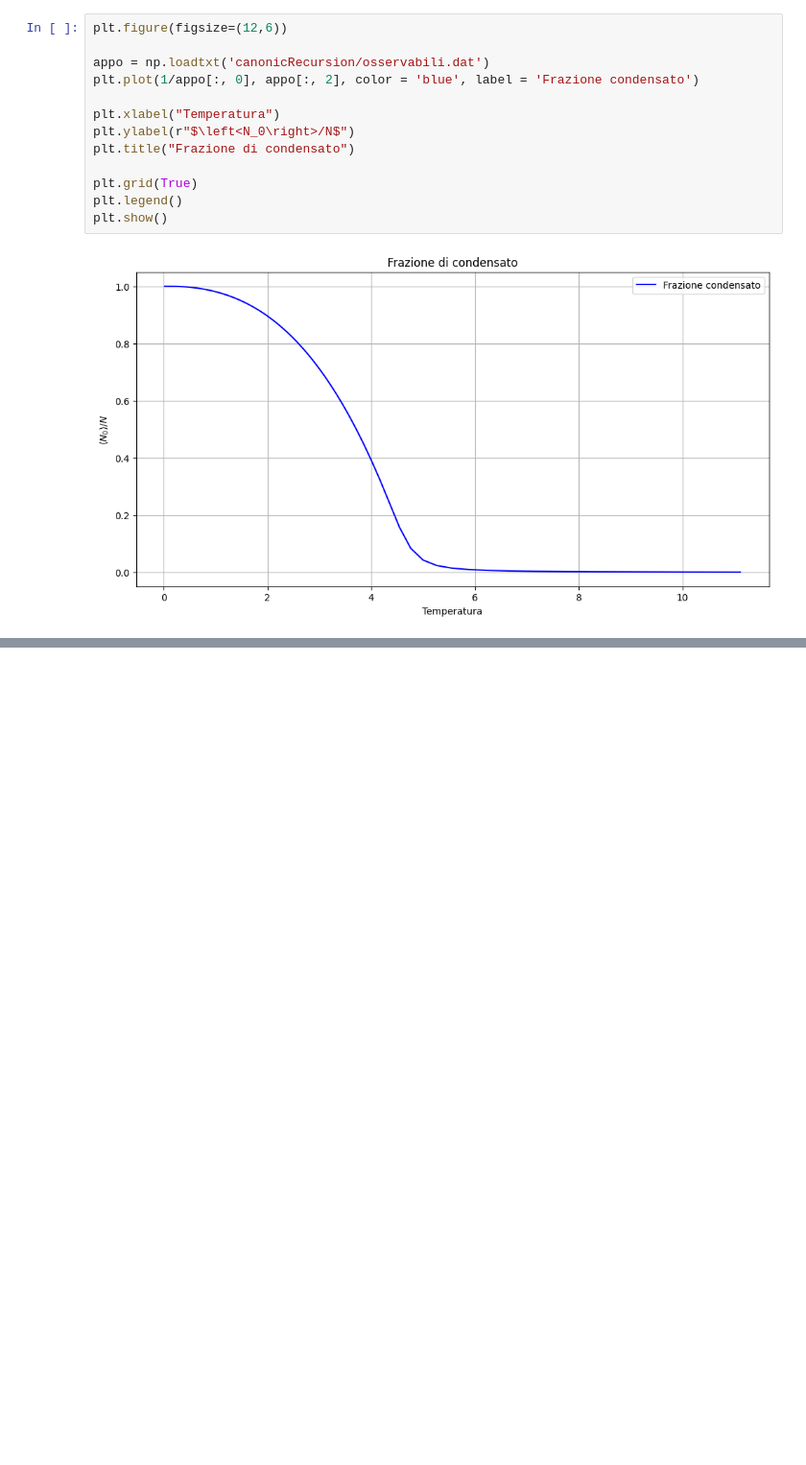
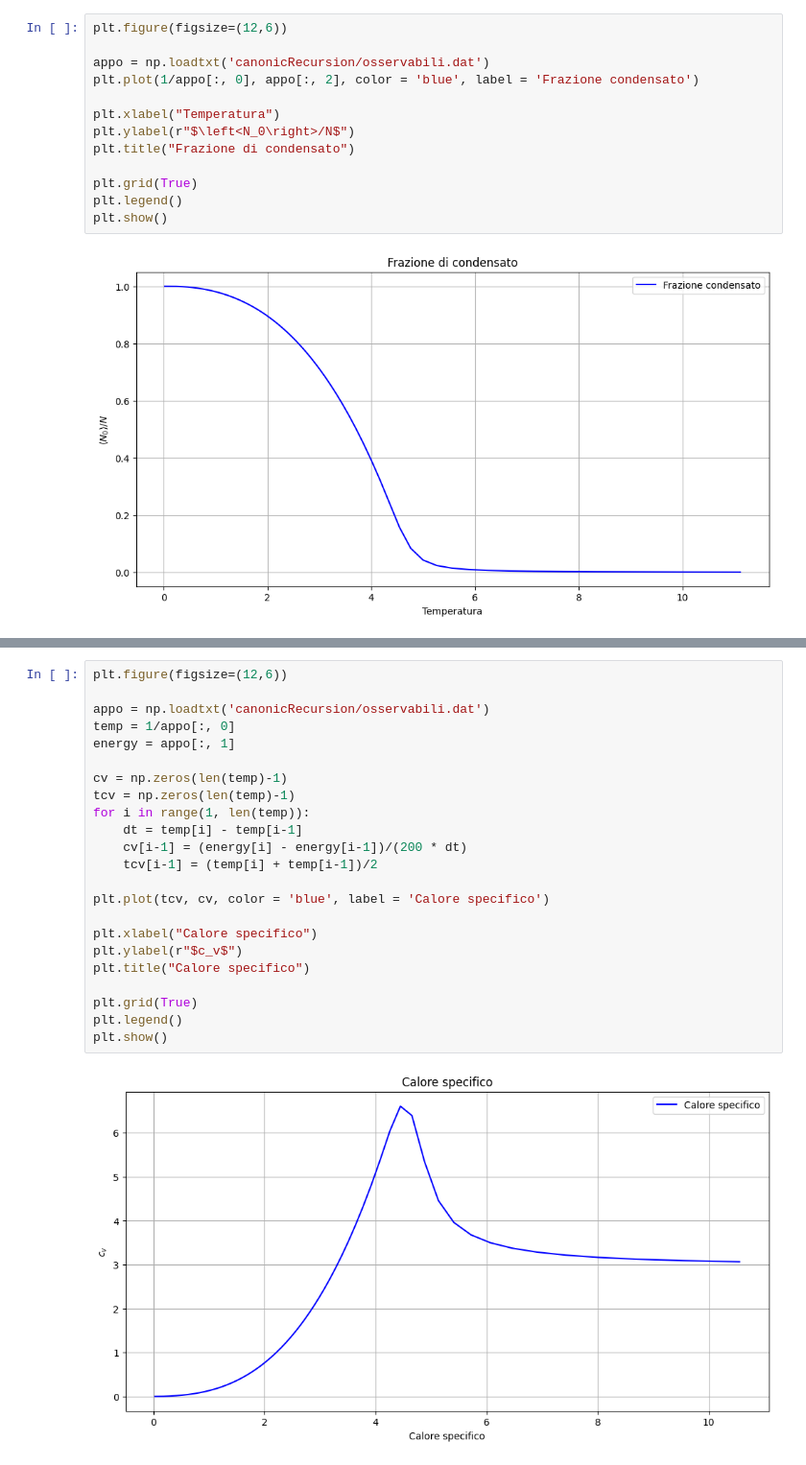
Before and after one commit to Negrini085/FSA, a Jupyter notebook: idealBosons/idealBosons.ipynb, the cells around one changed output, grey strips where cells are left out. Shown at 96% size. Cells and saved outputs as stored; diff of their text form; blank space fills up the shorter version.

```diff
--- a/idealBosons/idealBosons.ipynb
+++ b/idealBosons/idealBosons.ipynb
@@ -113,0 +131,25 @@ plt.show()
+# %%
+plt.figure(figsize=(12,6))
+
+appo = np.loadtxt('canonicRecursion/osservabili.dat')
+temp = 1/appo[:, 0]
+energy = appo[:, 1]
+
+cv = np.zeros(len(temp)-1)
+tcv = np.zeros(len(temp)-1)
+for i in range(1, len(temp)):
+    dt = temp[i] - temp[i-1]
+    cv[i-1] = (energy[i] - energy[i-1])/(200 * dt)
+    tcv[i-1] = (temp[i] + temp[i-1])/2
+
+plt.plot(tcv, cv, color = 'blue', label = 'Calore specifico')
+
+plt.xlabel("Calore specifico")
+plt.ylabel(r"$c_v$")
+plt.title("Calore specifico")
+
+plt.grid(True)
+plt.legend()
+plt.show()
+# %% [output]
+[figure, added]
```
Also changed, not shown: parts of 2 cells of this notebook.
